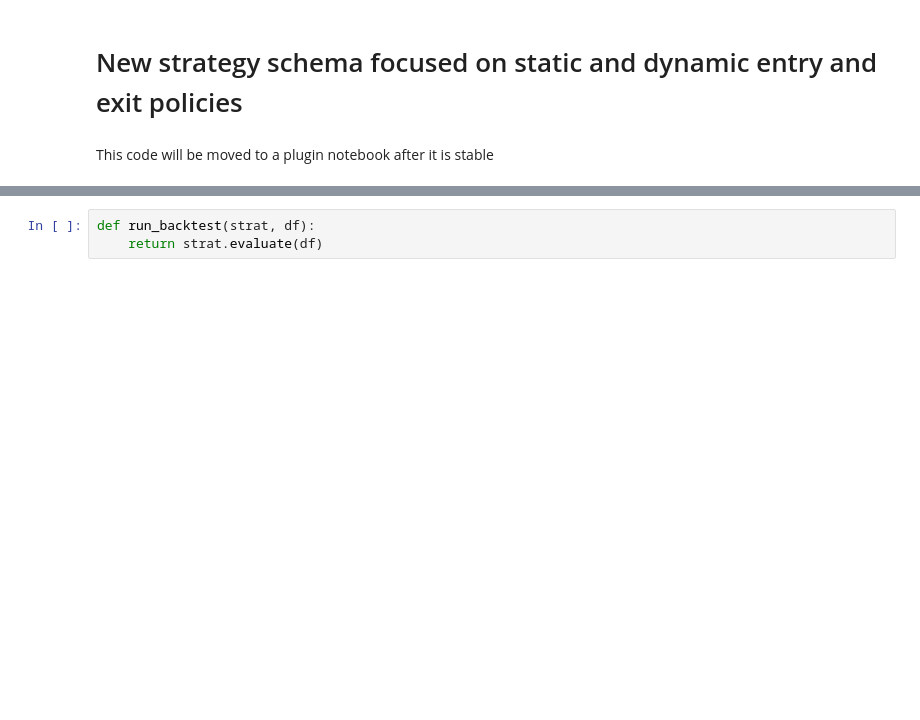
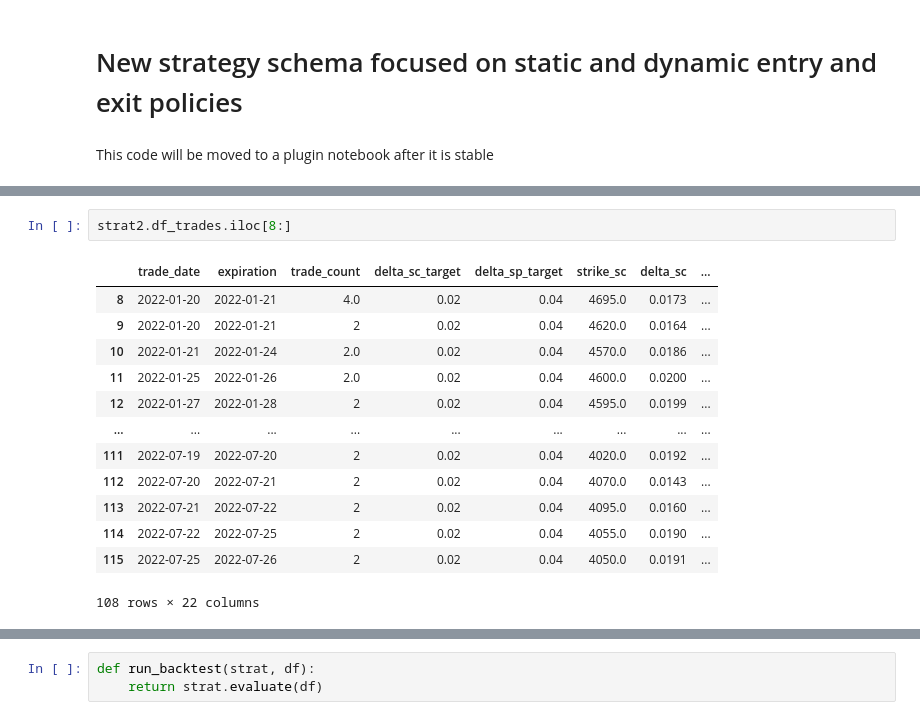
Before and after one commit to jcurtiswebb/SPXoptions-put-backtesting, a Jupyter notebook: spx-option-spread-backtester.ipynb, the cells around one changed output, grey strips where cells are left out. Saved outputs shown, nothing was run; the diff lists cells and outputs as text; blank space fills up the shorter version.

```diff
--- a/spx-option-spread-backtester.ipynb
+++ b/spx-option-spread-backtester.ipynb
@@ -788,0 +996,16 @@ Risk Adj Cumulative Return:          -347.773
+# %%
+strat2.df_trades.iloc[8:]
+# %% [output]
+|  | trade_date | expiration | trade_count | delta_sc_target | delta_sp_target | strike_sc | delta_sc | ... |
+| 8 | 2022-01-20 | 2022-01-21 | 4.0 | 0.02 | 0.04 | 4695.0 | 0.0173 | ... |
+| 9 | 2022-01-20 | 2022-01-21 | 2 | 0.02 | 0.04 | 4620.0 | 0.0164 | ... |
+| 10 | 2022-01-21 | 2022-01-24 | 2.0 | 0.02 | 0.04 | 4570.0 | 0.0186 | ... |
+| 11 | 2022-01-25 | 2022-01-26 | 2.0 | 0.02 | 0.04 | 4600.0 | 0.0200 | ... |
+| 12 | 2022-01-27 | 2022-01-28 | 2 | 0.02 | 0.04 | 4595.0 | 0.0199 | ... |
+| ... | ... | ... | ... | ... | ... | ... | ... | ... |
+| 111 | 2022-07-19 | 2022-07-20 | 2 | 0.02 | 0.04 | 4020.0 | 0.0192 | ... |
+| 112 | 2022-07-20 | 2022-07-21 | 2 | 0.02 | 0.04 | 4070.0 | 0.0143 | ... |
+| 113 | 2022-07-21 | 2022-07-22 | 2 | 0.02 | 0.04 | 4095.0 | 0.0160 | ... |
+| 114 | 2022-07-22 | 2022-07-25 | 2 | 0.02 | 0.04 | 4055.0 | 0.0190 | ... |
+| 115 | 2022-07-25 | 2022-07-26 | 2 | 0.02 | 0.04 | 4050.0 | 0.0191 | ... |
+108 rows × 22 columns
```
Also changed, not shown: parts of 17 cells of this notebook.
